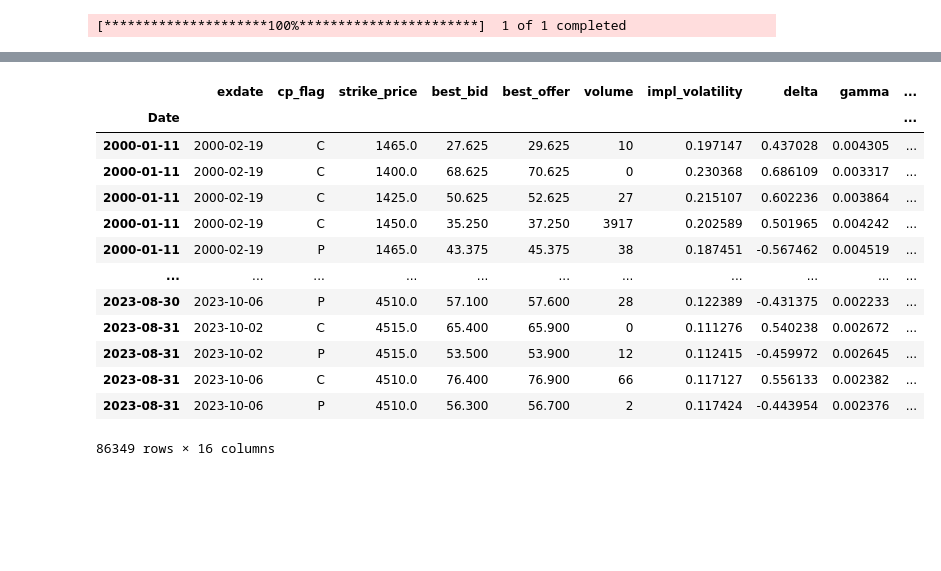
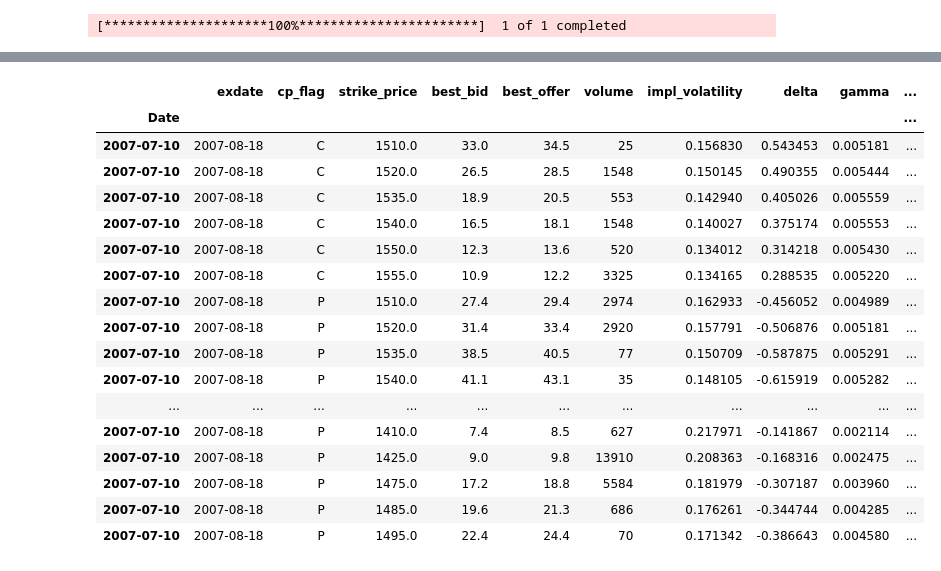
Before and after one commit to BenjaminSeguin/Straddle_hedging_project, a Jupyter notebook: main.ipynb, the cells around one changed output, grey strips where cells are left out. Saved outputs shown, nothing was run; the diff lists cells and outputs as text; code cells hidden in the pictures; blank space fills up the shorter version.

Commit message:
delta-hedging done

```diff
--- a/main.ipynb
+++ b/main.ipynb
@@ -19,3 +20,8 @@ filtered_sp = pd.DataFrame(filtered_sp['Close'], index=filtered_sp.index)
 filtered_sp.index = pd.to_datetime(filtered_sp.index).tz_localize(None)
 # %% [output]
 [*********************100%***********************]  1 of 1 completed
+# %%
+training_start_date = '2007-01-01'
+training_end_date = '2015-12-31'
+test_start_date = '2016-01-01'
+test_end_date = end_date
@@ -62,20 +167,24 @@ data_1m.index = pd.to_datetime(data_1m.index)
-# %%
-data_1m
-# %% [output]
-|  | exdate | cp_flag | strike_price | best_bid | best_offer | volume | impl_volatility | delta | gamma | ... |
-| Date |  |  |  |  |  |  |  |  |  | ... |
-| 2000-01-11 | 2000-02-19 | C | 1465.0 | 27.625 | 29.625 | 10 | 0.197147 | 0.437028 | 0.004305 | ... |
-| 2000-01-11 | 2000-02-19 | C | 1400.0 | 68.625 | 70.625 | 0 | 0.230368 | 0.686109 | 0.003317 | ... |
-| 2000-01-11 | 2000-02-19 | C | 1425.0 | 50.625 | 52.625 | 27 | 0.215107 | 0.602236 | 0.003864 | ... |
-| 2000-01-11 | 2000-02-19 | C | 1450.0 | 35.250 | 37.250 | 3917 | 0.202589 | 0.501965 | 0.004242 | ... |
-| 2000-01-11 | 2000-02-19 | P | 1465.0 | 43.375 | 45.375 | 38 | 0.187451 | -0.567462 | 0.004519 | ... |
-| ... | ... | ... | ... | ... | ... | ... | ... | ... | ... | ... |
-| 2023-08-30 | 2023-10-06 | P | 4510.0 | 57.100 | 57.600 | 28 | 0.122389 | -0.431375 | 0.002233 | ... |
-| 2023-08-31 | 2023-10-02 | C | 4515.0 | 65.400 | 65.900 | 0 | 0.111276 | 0.540238 | 0.002672 | ... |
-| 2023-08-31 | 2023-10-02 | P | 4515.0 | 53.500 | 53.900 | 12 | 0.112415 | -0.459972 | 0.002645 | ... |
-| 2023-08-31 | 2023-10-06 | C | 4510.0 | 76.400 | 76.900 | 66 | 0.117127 | 0.556133 | 0.002382 | ... |
-| 2023-08-31 | 2023-10-06 | P | 4510.0 | 56.300 | 56.700 | 2 | 0.117424 | -0.443954 | 0.002376 | ... |
-86349 rows × 16 columns
+# %%
+data_1m.loc['2007-07-10']
+# %% [output]
+|  | exdate | cp_flag | strike_price | best_bid | best_offer | volume | impl_volatility | delta | gamma | ... |
+| Date |  |  |  |  |  |  |  |  |  | ... |
+| 2007-07-10 | 2007-08-18 | C | 1510.0 | 33.0 | 34.5 | 25 | 0.156830 | 0.543453 | 0.005181 | ... |
+| 2007-07-10 | 2007-08-18 | C | 1520.0 | 26.5 | 28.5 | 1548 | 0.150145 | 0.490355 | 0.005444 | ... |
+| 2007-07-10 | 2007-08-18 | C | 1535.0 | 18.9 | 20.5 | 553 | 0.142940 | 0.405026 | 0.005559 | ... |
+| 2007-07-10 | 2007-08-18 | C | 1540.0 | 16.5 | 18.1 | 1548 | 0.140027 | 0.375174 | 0.005553 | ... |
+| 2007-07-10 | 2007-08-18 | C | 1550.0 | 12.3 | 13.6 | 520 | 0.134012 | 0.314218 | 0.005430 | ... |
+| 2007-07-10 | 2007-08-18 | C | 1555.0 | 10.9 | 12.2 | 3325 | 0.134165 | 0.288535 | 0.005220 | ... |
+| 2007-07-10 | 2007-08-18 | P | 1510.0 | 27.4 | 29.4 | 2974 | 0.162933 | -0.456052 | 0.004989 | ... |
+| 2007-07-10 | 2007-08-18 | P | 1520.0 | 31.4 | 33.4 | 2920 | 0.157791 | -0.506876 | 0.005181 | ... |
+| 2007-07-10 | 2007-08-18 | P | 1535.0 | 38.5 | 40.5 | 77 | 0.150709 | -0.587875 | 0.005291 | ... |
+| 2007-07-10 | 2007-08-18 | P | 1540.0 | 41.1 | 43.1 | 35 | 0.148105 | -0.615919 | 0.005282 | ... |
+| ... | ... | ... | ... | ... | ... | ... | ... | ... | ... | ... |
+| 2007-07-10 | 2007-08-18 | P | 1410.0 | 7.4 | 8.5 | 627 | 0.217971 | -0.141867 | 0.002114 | ... |
+| 2007-07-10 | 2007-08-18 | P | 1425.0 | 9.0 | 9.8 | 13910 | 0.208363 | -0.168316 | 0.002475 | ... |
+| 2007-07-10 | 2007-08-18 | P | 1475.0 | 17.2 | 18.8 | 5584 | 0.181979 | -0.307187 | 0.003960 | ... |
+| 2007-07-10 | 2007-08-18 | P | 1485.0 | 19.6 | 21.3 | 686 | 0.176261 | -0.344744 | 0.004285 | ... |
+| 2007-07-10 | 2007-08-18 | P | 1495.0 | 22.4 | 24.4 | 70 | 0.171342 | -0.386643 | 0.004580 | ... |
 # %%
 # Group the data by date, strike price, and expiration date
 grouped = data_1m.groupby(['Date', 'strike_price', 'Business_Days_to_Expiration'])
```
Also changed, not shown: parts of 19 cells of this notebook.
